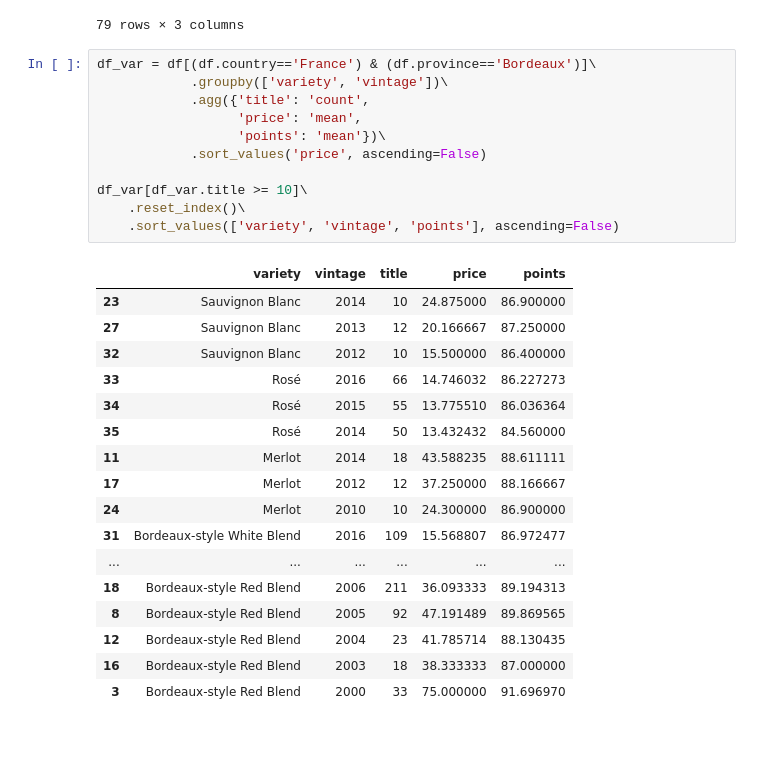
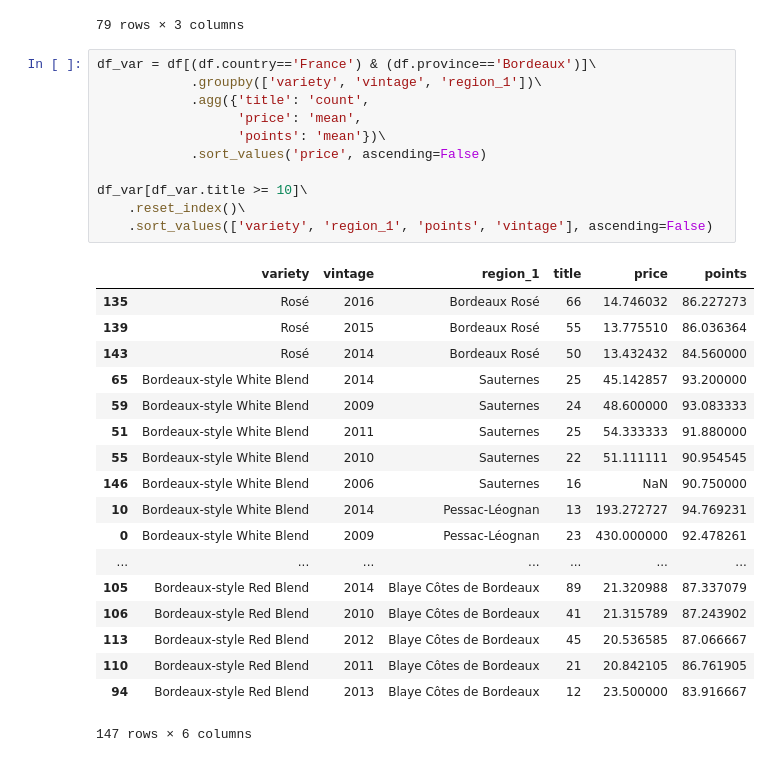
Before and after one commit to rob-dalton/wine-analysis, a Jupyter notebook: eda.ipynb, the cells around one changed output. Drawn from its saved outputs; the diff is of its cells as text.

```diff
--- a/eda.ipynb
+++ b/eda.ipynb
@@ -375,30 +384,31 @@ df_var[df_var.title >= 10]
 79 rows × 3 columns
 # %%
 df_var = df[(df.country=='France') & (df.province=='Bordeaux')]\
-            .groupby(['variety', 'vintage'])\
+            .groupby(['variety', 'vintage', 'region_1'])\
             .agg({'title': 'count',
                   'price': 'mean',
                   'points': 'mean'})\
             .sort_values('price', ascending=False)
 
 df_var[df_var.title >= 10]\
     .reset_index()\
-    .sort_values(['variety', 'vintage', 'points'], ascending=False)
+    .sort_values(['variety', 'region_1', 'points', 'vintage'], ascending=False)
 # %% [output]
-|  | variety | vintage | title | price | points |
-| 23 | Sauvignon Blanc | 2014 | 10 | 24.875000 | 86.900000 |
-| 27 | Sauvignon Blanc | 2013 | 12 | 20.166667 | 87.250000 |
-| 32 | Sauvignon Blanc | 2012 | 10 | 15.500000 | 86.400000 |
-| 33 | Rosé | 2016 | 66 | 14.746032 | 86.227273 |
-| 34 | Rosé | 2015 | 55 | 13.775510 | 86.036364 |
-| 35 | Rosé | 2014 | 50 | 13.432432 | 84.560000 |
-| 11 | Merlot | 2014 | 18 | 43.588235 | 88.611111 |
-| 17 | Merlot | 2012 | 12 | 37.250000 | 88.166667 |
-| 24 | Merlot | 2010 | 10 | 24.300000 | 86.900000 |
-| 31 | Bordeaux-style White Blend | 2016 | 109 | 15.568807 | 86.972477 |
-| ... | ... | ... | ... | ... | ... |
-| 18 | Bordeaux-style Red Blend | 2006 | 211 | 36.093333 | 89.194313 |
-| 8 | Bordeaux-style Red Blend | 2005 | 92 | 47.191489 | 89.869565 |
-| 12 | Bordeaux-style Red Blend | 2004 | 23 | 41.785714 | 88.130435 |
-| 16 | Bordeaux-style Red Blend | 2003 | 18 | 38.333333 | 87.000000 |
-| 3 | Bordeaux-style Red Blend | 2000 | 33 | 75.000000 | 91.696970 |
+|  | variety | vintage | region_1 | title | price | points |
+| 135 | Rosé | 2016 | Bordeaux Rosé | 66 | 14.746032 | 86.227273 |
+| 139 | Rosé | 2015 | Bordeaux Rosé | 55 | 13.775510 | 86.036364 |
+| 143 | Rosé | 2014 | Bordeaux Rosé | 50 | 13.432432 | 84.560000 |
+| 65 | Bordeaux-style White Blend | 2014 | Sauternes | 25 | 45.142857 | 93.200000 |
+| 59 | Bordeaux-style White Blend | 2009 | Sauternes | 24 | 48.600000 | 93.083333 |
+| 51 | Bordeaux-style White Blend | 2011 | Sauternes | 25 | 54.333333 | 91.880000 |
+| 55 | Bordeaux-style White Blend | 2010 | Sauternes | 22 | 51.111111 | 90.954545 |
+| 146 | Bordeaux-style White Blend | 2006 | Sauternes | 16 | NaN | 90.750000 |
+| 10 | Bordeaux-style White Blend | 2014 | Pessac-Léognan | 13 | 193.272727 | 94.769231 |
+| 0 | Bordeaux-style White Blend | 2009 | Pessac-Léognan | 23 | 430.000000 | 92.478261 |
+| ... | ... | ... | ... | ... | ... | ... |
+| 105 | Bordeaux-style Red Blend | 2014 | Blaye Côtes de Bordeaux | 89 | 21.320988 | 87.337079 |
+| 106 | Bordeaux-style Red Blend | 2010 | Blaye Côtes de Bordeaux | 41 | 21.315789 | 87.243902 |
+| 113 | Bordeaux-style Red Blend | 2012 | Blaye Côtes de Bordeaux | 45 | 20.536585 | 87.066667 |
+| 110 | Bordeaux-style Red Blend | 2011 | Blaye Côtes de Bordeaux | 21 | 20.842105 | 86.761905 |
+| 94 | Bordeaux-style Red Blend | 2013 | Blaye Côtes de Bordeaux | 12 | 23.500000 | 83.916667 |
+147 rows × 6 columns
```
Also changed, not shown: parts of 5 cells of this notebook, 3 other files.
